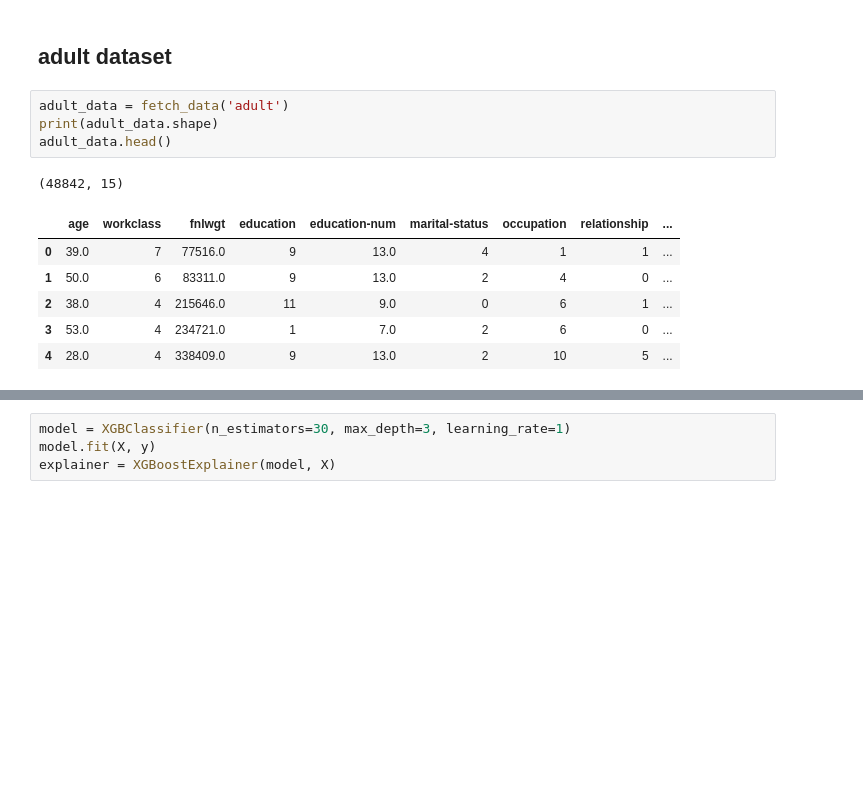
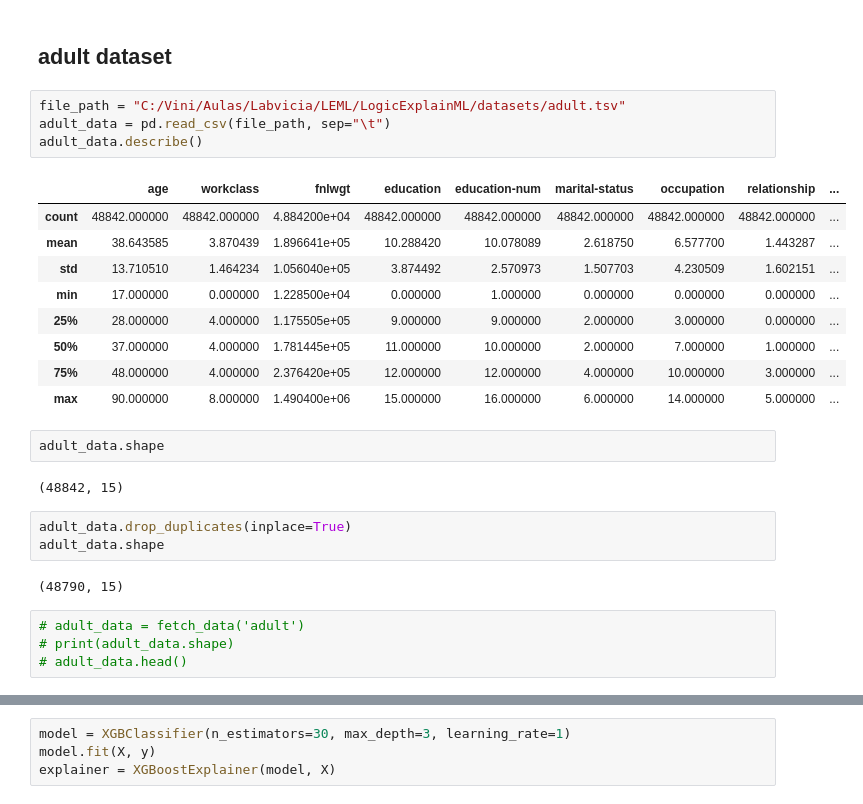
Before and after one commit to LogicExplainML-LEML/LogicExplainML, a Jupyter notebook: notebooks/colab notebooks/z3_xai_probability.ipynb, the cells around one changed output, grey strips where cells are left out. Cells and saved outputs as stored; diff of their text form; blank space fills up the shorter version.

```diff
--- a/notebooks/colab notebooks/z3_xai_probability.ipynb
+++ b/notebooks/colab notebooks/z3_xai_probability.ipynb
@@ -493,18 +493,33 @@ filtered
 | 51 | 6.4 | 3.2 | 4.5 | 1.5 | 1 |
 # %% [markdown]
 ## adult dataset
+# %%
+file_path = "C:/Vini/Aulas/Labvicia/LEML/LogicExplainML/datasets/adult.tsv"
+adult_data = pd.read_csv(file_path, sep="\t")
+adult_data.describe()
+# %% [output]
+|  | age | workclass | fnlwgt | education | education-num | marital-status | occupation | relationship | ... |
+| count | 48842.000000 | 48842.000000 | 4.884200e+04 | 48842.000000 | 48842.000000 | 48842.000000 | 48842.000000 | 48842.000000 | ... |
+| mean | 38.643585 | 3.870439 | 1.896641e+05 | 10.288420 | 10.078089 | 2.618750 | 6.577700 | 1.443287 | ... |
+| std | 13.710510 | 1.464234 | 1.056040e+05 | 3.874492 | 2.570973 | 1.507703 | 4.230509 | 1.602151 | ... |
+| min | 17.000000 | 0.000000 | 1.228500e+04 | 0.000000 | 1.000000 | 0.000000 | 0.000000 | 0.000000 | ... |
+| 25% | 28.000000 | 4.000000 | 1.175505e+05 | 9.000000 | 9.000000 | 2.000000 | 3.000000 | 0.000000 | ... |
+| 50% | 37.000000 | 4.000000 | 1.781445e+05 | 11.000000 | 10.000000 | 2.000000 | 7.000000 | 1.000000 | ... |
+| 75% | 48.000000 | 4.000000 | 2.376420e+05 | 12.000000 | 12.000000 | 4.000000 | 10.000000 | 3.000000 | ... |
+| max | 90.000000 | 8.000000 | 1.490400e+06 | 15.000000 | 16.000000 | 6.000000 | 14.000000 | 5.000000 | ... |
+# %%
+adult_data.shape
+# %% [output]
+(48842, 15)
+# %%
+adult_data.drop_duplicates(inplace=True)
+adult_data.shape
+# %% [output]
+(48790, 15)
 # %%
-adult_data = fetch_data('adult')
-print(adult_data.shape)
-adult_data.head()
+# adult_data = fetch_data('adult')
+# print(adult_data.shape)
+# adult_data.head()
-# %% [output]
-(48842, 15)
-|  | age | workclass | fnlwgt | education | education-num | marital-status | occupation | relationship | ... |
-| 0 | 39.0 | 7 | 77516.0 | 9 | 13.0 | 4 | 1 | 1 | ... |
-| 1 | 50.0 | 6 | 83311.0 | 9 | 13.0 | 2 | 4 | 0 | ... |
-| 2 | 38.0 | 4 | 215646.0 | 11 | 9.0 | 0 | 6 | 1 | ... |
-| 3 | 53.0 | 4 | 234721.0 | 1 | 7.0 | 2 | 6 | 0 | ... |
-| 4 | 28.0 | 4 | 338409.0 | 9 | 13.0 | 2 | 10 | 5 | ... |
 # %%
 X = adult_data.drop(columns=['target'])
 y = adult_data['target'].values
```
Also changed, not shown: parts of 9 cells of this notebook, 1 other file.
